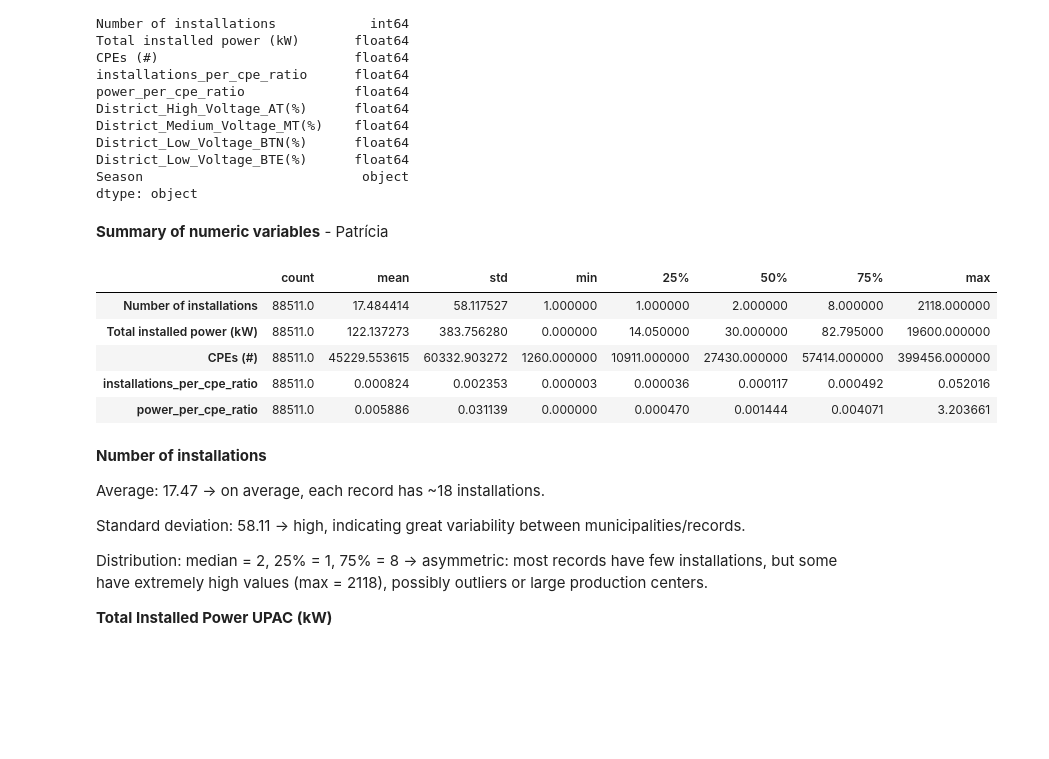
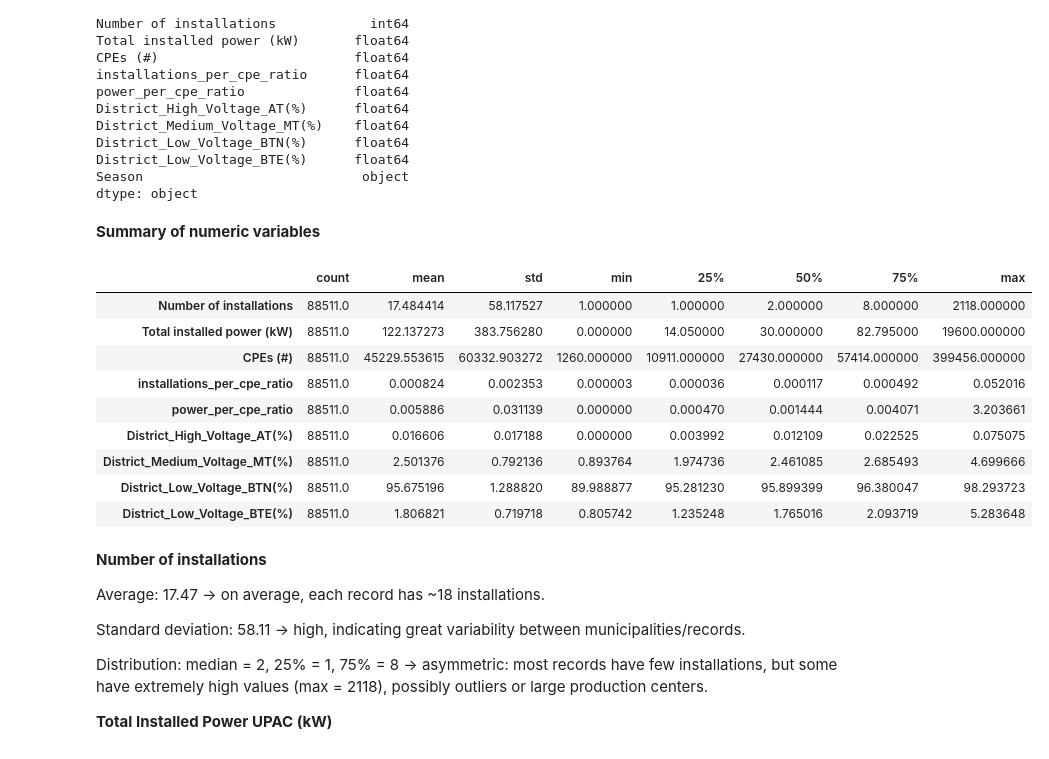
Before and after one commit to Mariana-rc01/WattWise, a Jupyter notebook: Notebooks/Report.ipynb, the cells around one changed output. Drawn from its saved outputs; the diff is of its cells as text; code cells hidden in the pictures; blank space fills up the shorter version.

```diff
--- a/Notebooks/Report.ipynb
+++ b/Notebooks/Report.ipynb
@@ -409,16 +419,20 @@ District_Low_Voltage_BTE(%)      float64
 Season                            object
 dtype: object
 # %% [markdown]
-**Summary of numeric variables** - Patrícia
+**Summary of numeric variables**
 # %%
-df.describe().T
+df_final.describe().T
 # %% [output]
 |  | count | mean | std | min | 25% | 50% | 75% | max |
 | Number of installations | 88511.0 | 17.484414 | 58.117527 | 1.000000 | 1.000000 | 2.000000 | 8.000000 | 2118.000000 |
 | Total installed power (kW) | 88511.0 | 122.137273 | 383.756280 | 0.000000 | 14.050000 | 30.000000 | 82.795000 | 19600.000000 |
 | CPEs (#) | 88511.0 | 45229.553615 | 60332.903272 | 1260.000000 | 10911.000000 | 27430.000000 | 57414.000000 | 399456.000000 |
 | installations_per_cpe_ratio | 88511.0 | 0.000824 | 0.002353 | 0.000003 | 0.000036 | 0.000117 | 0.000492 | 0.052016 |
 | power_per_cpe_ratio | 88511.0 | 0.005886 | 0.031139 | 0.000000 | 0.000470 | 0.001444 | 0.004071 | 3.203661 |
+| District_High_Voltage_AT(%) | 88511.0 | 0.016606 | 0.017188 | 0.000000 | 0.003992 | 0.012109 | 0.022525 | 0.075075 |
+| District_Medium_Voltage_MT(%) | 88511.0 | 2.501376 | 0.792136 | 0.893764 | 1.974736 | 2.461085 | 2.685493 | 4.699666 |
+| District_Low_Voltage_BTN(%) | 88511.0 | 95.675196 | 1.288820 | 89.988877 | 95.281230 | 95.899399 | 96.380047 | 98.293723 |
+| District_Low_Voltage_BTE(%) | 88511.0 | 1.806821 | 0.719718 | 0.805742 | 1.235248 | 1.765016 | 2.093719 | 5.283648 |
 # %% [markdown]
 **Number of installations**
 
```
Also changed, not shown: parts of 11 cells of this notebook.
